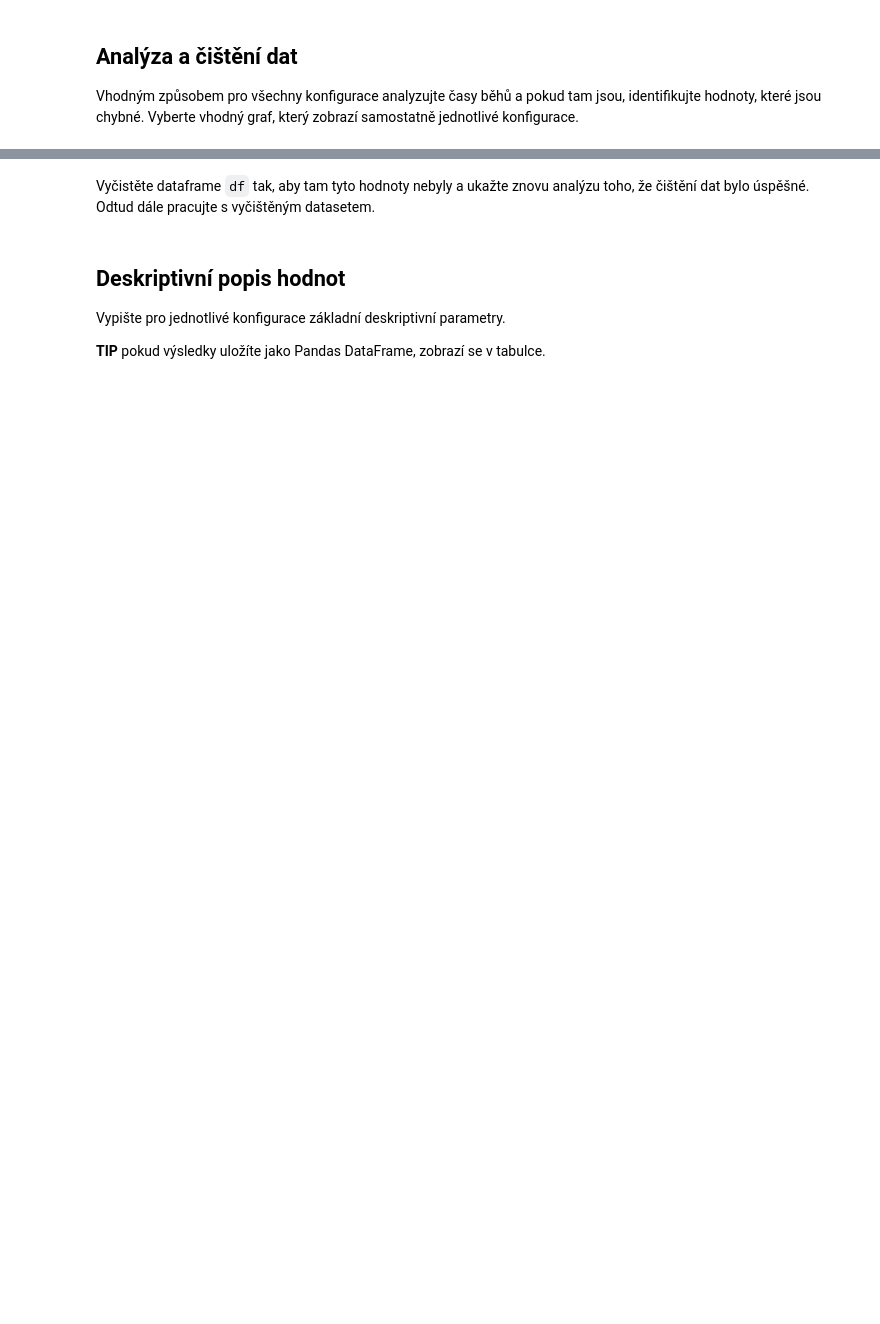
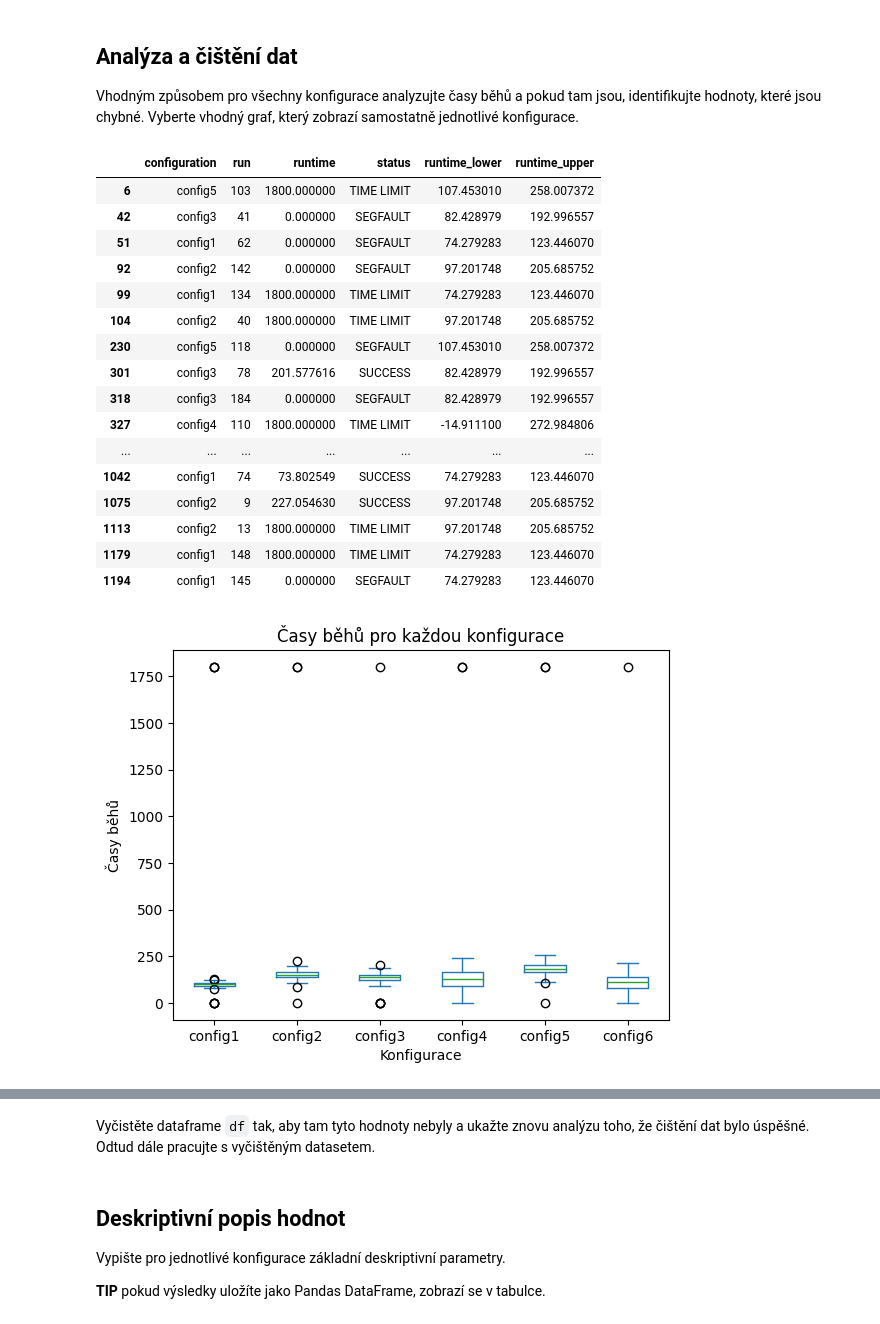
Before and after one commit to Explosiver001/MSP-Projekt1, a Jupyter notebook: proj1.ipynb, the cells around one changed output, grey strips where cells are left out. Saved outputs shown, nothing was run; the diff lists cells and outputs as text; code cells hidden in the pictures; blank space fills up the shorter version.

```diff
--- a/proj1.ipynb
+++ b/proj1.ipynb
@@ -71,27 +86,48 @@ df
 ## Analýza a čištění dat
 Vhodným způsobem pro všechny konfigurace analyzujte časy běhů a pokud tam jsou, identifikujte hodnoty, které jsou chybné. Vyberte vhodný graf, který zobrazí samostatně jednotlivé konfigurace.
 # %%
-# use interquartile range to find 'outliers'
-# compute values for each configuration
+# použití kvartilů pro filtraci dat pomocí nalezení odlehlých hodnot
+
+# výpočet pro každou konfiguraci
 runtimes = df[['configuration','runtime']].groupby('configuration')
 q1 = runtimes.quantile(0.25)
 q3 = runtimes.quantile(0.75)
 irq = q3 - q1
 
+# výpočet hranic
 lower_bound = q1 - 1.5 * irq
 upper_bound = q3 + 1.5 * irq
 
-# add computed lower and upper bounds to dataframe (create copy of original dataframe)
+# přidání hranic do původního rámce
 df = df.join(lower_bound, on='configuration', rsuffix='_lower')
 df = df.join(upper_bound, on='configuration', rsuffix='_upper')
 
-# print out outliers
+# výpis odlehlých hodnot
 display(df[(df['runtime'] < df['runtime_lower']) | (df['runtime'] > df['runtime_upper'])])
 
-# plot
-df[["runtime","configuration"]].plot.box("configuration", xlabel='Configuration', ylabel="Runtime")
-plt.title("Runtimes for each configuration")
+# diagram
+df[["runtime","configuration"]].plot.box("configuration", xlabel='Konfigurace', ylabel="Časy běhů")
+plt.title("Časy běhů pro každou konfigurace")
 plt.show()
+# %% [output]
+|  | configuration | run | runtime | status | runtime_lower | runtime_upper |
+| 6 | config5 | 103 | 1800.000000 | TIME LIMIT | 107.453010 | 258.007372 |
+| 42 | config3 | 41 | 0.000000 | SEGFAULT | 82.428979 | 192.996557 |
+| 51 | config1 | 62 | 0.000000 | SEGFAULT | 74.279283 | 123.446070 |
+| 92 | config2 | 142 | 0.000000 | SEGFAULT | 97.201748 | 205.685752 |
+| 99 | config1 | 134 | 1800.000000 | TIME LIMIT | 74.279283 | 123.446070 |
+| 104 | config2 | 40 | 1800.000000 | TIME LIMIT | 97.201748 | 205.685752 |
+| 230 | config5 | 118 | 0.000000 | SEGFAULT | 107.453010 | 258.007372 |
+| 301 | config3 | 78 | 201.577616 | SUCCESS | 82.428979 | 192.996557 |
+| 318 | config3 | 184 | 0.000000 | SEGFAULT | 82.428979 | 192.996557 |
+| 327 | config4 | 110 | 1800.000000 | TIME LIMIT | -14.911100 | 272.984806 |
+| ... | ... | ... | ... | ... | ... | ... |
+| 1042 | config1 | 74 | 73.802549 | SUCCESS | 74.279283 | 123.446070 |
+| 1075 | config2 | 9 | 227.054630 | SUCCESS | 97.201748 | 205.685752 |
+| 1113 | config2 | 13 | 1800.000000 | TIME LIMIT | 97.201748 | 205.685752 |
+| 1179 | config1 | 148 | 1800.000000 | TIME LIMIT | 74.279283 | 123.446070 |
+| 1194 | config1 | 145 | 0.000000 | SEGFAULT | 74.279283 | 123.446070 |
+[figure, added]
 # %% [markdown]
 __OTÁZKA K DOPLNĚNÍ:__
 
```
Also changed, not shown: parts of 13 cells of this notebook.
